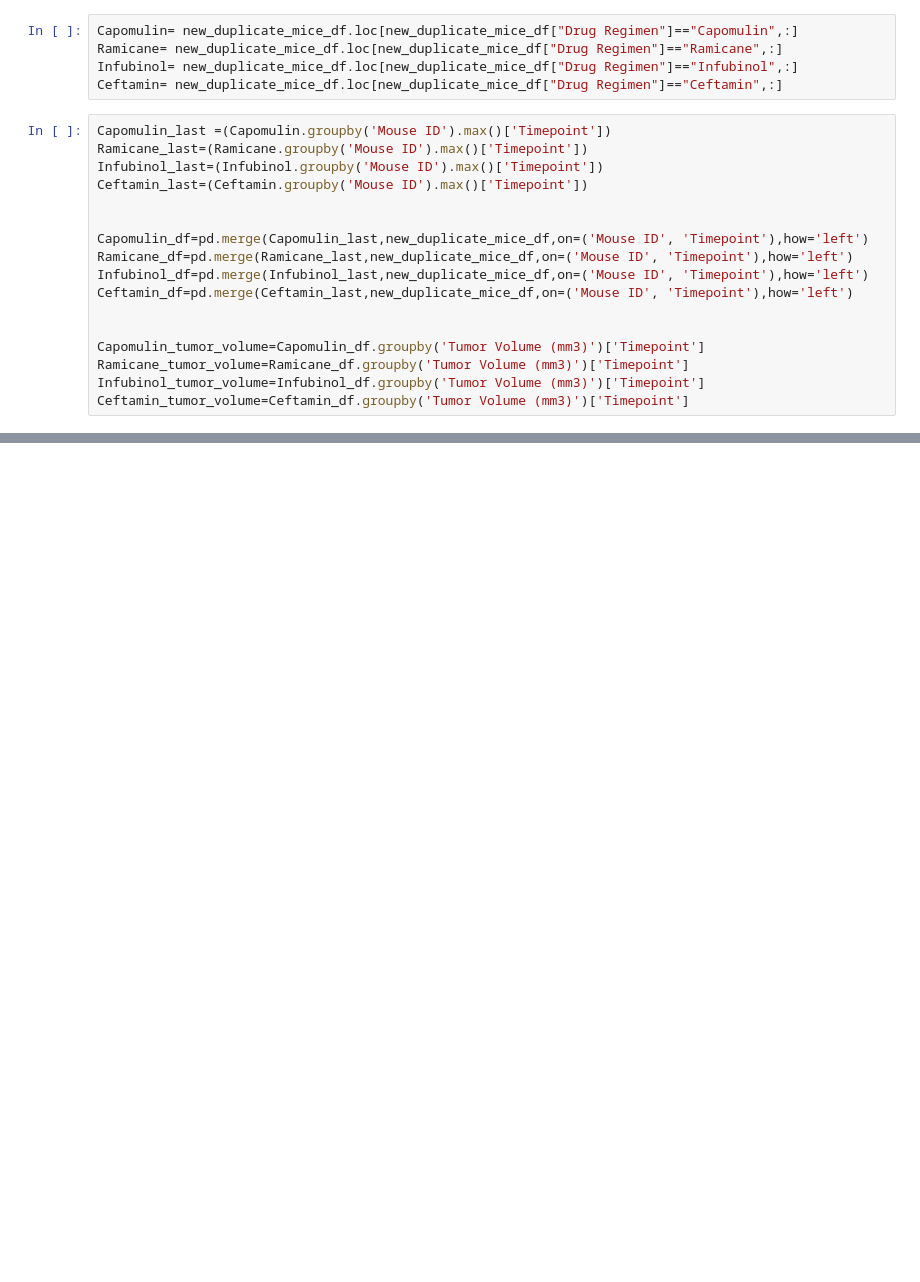
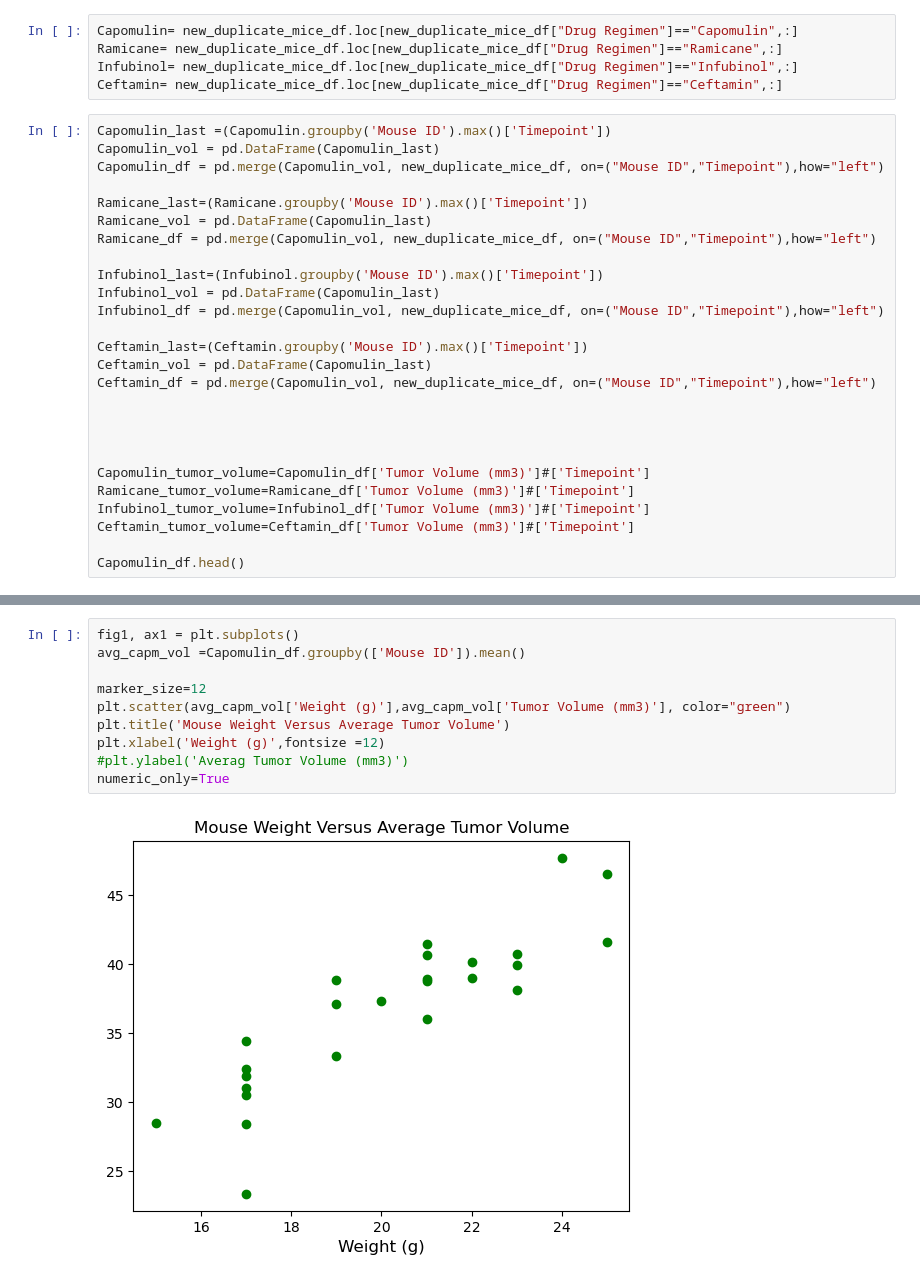
Before and after one commit to agom2429/Mouse-Project, a Jupyter notebook: Maine.ipynb, the cells around one changed output, grey strips where cells are left out. Cells and saved outputs as stored; diff of their text form; blank space fills up the shorter version.

```diff
--- a/Maine.ipynb
+++ b/Maine.ipynb
@@ -167,18 +168,27 @@ Infubinol= new_duplicate_mice_df.loc[new_duplicate_mice_df["Drug Regimen"]=="Inf
 Ceftamin= new_duplicate_mice_df.loc[new_duplicate_mice_df["Drug Regimen"]=="Ceftamin",:]
 # %%
 Capomulin_last =(Capomulin.groupby('Mouse ID').max()['Timepoint'])
+Capomulin_vol = pd.DataFrame(Capomulin_last)
+Capomulin_df = pd.merge(Capomulin_vol, new_duplicate_mice_df, on=("Mouse ID","Timepoint"),how="left")
+
 Ramicane_last=(Ramicane.groupby('Mouse ID').max()['Timepoint'])
+Ramicane_vol = pd.DataFrame(Capomulin_last)
+Ramicane_df = pd.merge(Capomulin_vol, new_duplicate_mice_df, on=("Mouse ID","Timepoint"),how="left")
+
 Infubinol_last=(Infubinol.groupby('Mouse ID').max()['Timepoint'])
+Infubinol_vol = pd.DataFrame(Capomulin_last)
+Infubinol_df = pd.merge(Capomulin_vol, new_duplicate_mice_df, on=("Mouse ID","Timepoint"),how="left")
+
 Ceftamin_last=(Ceftamin.groupby('Mouse ID').max()['Timepoint'])
+Ceftamin_vol = pd.DataFrame(Capomulin_last)
+Ceftamin_df = pd.merge(Capomulin_vol, new_duplicate_mice_df, on=("Mouse ID","Timepoint"),how="left")
 
 
-Capomulin_df=pd.merge(Capomulin_last,new_duplicate_mice_df,on=('Mouse ID', 'Timepoint'),how='left')
-Ramicane_df=pd.merge(Ramicane_last,new_duplicate_mice_df,on=('Mouse ID', 'Timepoint'),how='left')
-Infubinol_df=pd.merge(Infubinol_last,new_duplicate_mice_df,on=('Mouse ID', 'Timepoint'),how='left')
-Ceftamin_df=pd.merge(Ceftamin_last,new_duplicate_mice_df,on=('Mouse ID', 'Timepoint'),how='left')
 
 
-Capomulin_tumor_volume=Capomulin_df.groupby('Tumor Volume (mm3)')['Timepoint']
-Ramicane_tumor_volume=Ramicane_df.groupby('Tumor Volume (mm3)')['Timepoint']
-Infubinol_tumor_volume=Infubinol_df.groupby('Tumor Volume (mm3)')['Timepoint']
-Ceftamin_tumor_volume=Ceftamin_df.groupby('Tumor Volume (mm3)')['Timepoint']
+Capomulin_tumor_volume=Capomulin_df['Tumor Volume (mm3)']#['Timepoint']
+Ramicane_tumor_volume=Ramicane_df['Tumor Volume (mm3)']#['Timepoint']
+Infubinol_tumor_volume=Infubinol_df['Tumor Volume (mm3)']#['Timepoint']
+Ceftamin_tumor_volume=Ceftamin_df['Tumor Volume (mm3)']#['Timepoint']
+
+Capomulin_df.head()
@@ -187,0 +287,12 @@ Tumor_Vol_Data=[]
+# %%
+fig1, ax1 = plt.subplots()
+avg_capm_vol =Capomulin_df.groupby(['Mouse ID']).mean()
+
+marker_size=12
+plt.scatter(avg_capm_vol['Weight (g)'],avg_capm_vol['Tumor Volume (mm3)'], color="green")
+plt.title('Mouse Weight Versus Average Tumor Volume')
+plt.xlabel('Weight (g)',fontsize =12)
+#plt.ylabel('Averag Tumor Volume (mm3)')
+numeric_only=True
+# %% [output]
+[figure, added]
```
Also changed, not shown: parts of 9 cells of this notebook.
